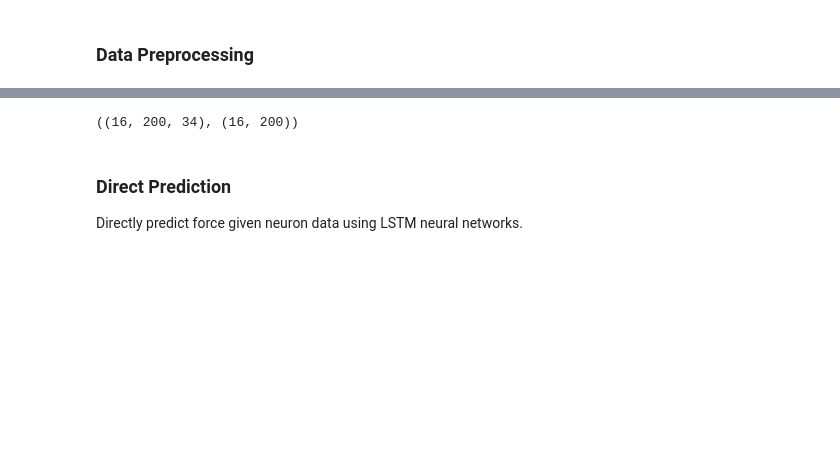
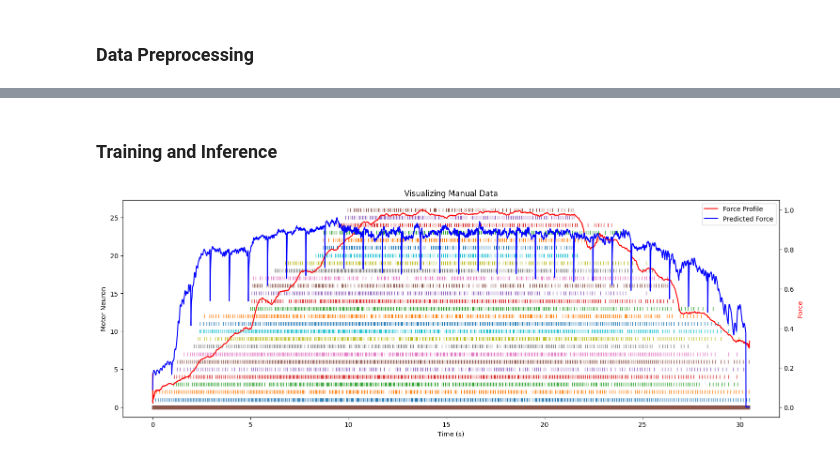
Before and after one commit to paul-bokelman/force-prediction, a Jupyter notebook: main.ipynb, the cells around one changed output, grey strips where cells are left out. Cells and saved outputs as stored; diff of their text form; code cells hidden in the pictures; blank space fills up the shorter version.

```diff
--- a/main.ipynb
+++ b/main.ipynb
@@ -121,11 +86,0 @@ visualize_spike_trains(preprocessed_neuron[:mvc_level_index], section=binned_sec
-# %%
-train_gen, val_gen, test_gen = preprocessor.get_generators()
-
-batch = next(train_gen)
-batch[0].shape, batch[1].shape
-# %% [output]
-((16, 200, 34), (16, 200))
-# %% [markdown]
-### Direct Prediction
-
-Directly predict force given neuron data using LSTM neural networks.
@@ -137,12 +86,0 @@ import prediction.metrics
-# %%
-# train each architecture with all temporal context windows
-for size in prediction.constants.architecture_temporal_context_windows.keys():
-    context_params = prediction.constants.architecture_temporal_context_windows[size]
-    sequence_length, stride = context_params['sequence_length'], context_params['stride']
-
-    # train each architecture with the current context
-    for architecture_name in prediction.constants.architecture_names:
-        Log.info(f"Training {architecture_name} architecture with {size} context size (sl={sequence_length}, s={stride})")
-        processor = processing.processing.Processing(df, sequence_length=sequence_length, stride=stride) # create context-specific processing object
-        model = prediction.dpm.DirectPredictionModel(processor=processor, architecture_name=architecture_name, overwrite=False)
-        model.optionally_train() # train the model if it hasn't been trained already
@@ -179,16 +87,16 @@ metrics.visualize(export=False)
-# %%
-from prediction import constants
-from globals.visualization import visualize_trial
-import os
-
-processor = processing.processing.Processing(df, **constants.architecture_temporal_context_windows['large'])
-model = prediction.dpm.DirectPredictionModel(processor=processor, architecture_name='single-lstm', overwrite=False)
-
-os.makedirs("prediction/out/predictions", exist_ok=True) # create the output directory if it doesn't exist
-
-# predict for all data and visualize
-for index, trial in df.iterrows():
-    subject, trial_number, neuron_data, mvc_level = trial['subject'], trial['trial_number'], trial['neuron_data'], trial['mvc_level']
-    Log.info(f"Predicting: {subject}.{mvc_level}.{trial_number}")
-    predicted_force = model.predict(neuron_data, mvc_level)
-    visualize_trial(df, subject=trial['subject'], trial_number=trial['trial_number'], mvc_level=trial['mvc_level'], predicted_force=predicted_force, export_path=f"prediction/out/predictions/{subject}.{mvc_level}.{trial_number}.png")
+# %% [markdown]
+### Training and Inference
+# %%
+from analysis.plotting import visualize_trial
+
+assert model is not None, "Model is None after training."
+
+data_index = 23
+prediction_entry = df.iloc[data_index]
+neuron_data, mvc_level, force_data = prediction_entry["neuron_data"], prediction_entry["mvc_level"], prediction_entry["preprocessed_force_data"]
+
+predicted_force = model.predict_force(neuron_data, mvc_level)
+
+visualize_trial(neuron_data=neuron_data, force_data=force_data, predicted_force=predicted_force, mvc_level=mvc_level)
+# %% [output]
+[figure, added]
```
Also changed, not shown: parts of 14 cells of this notebook, 23 other files.
